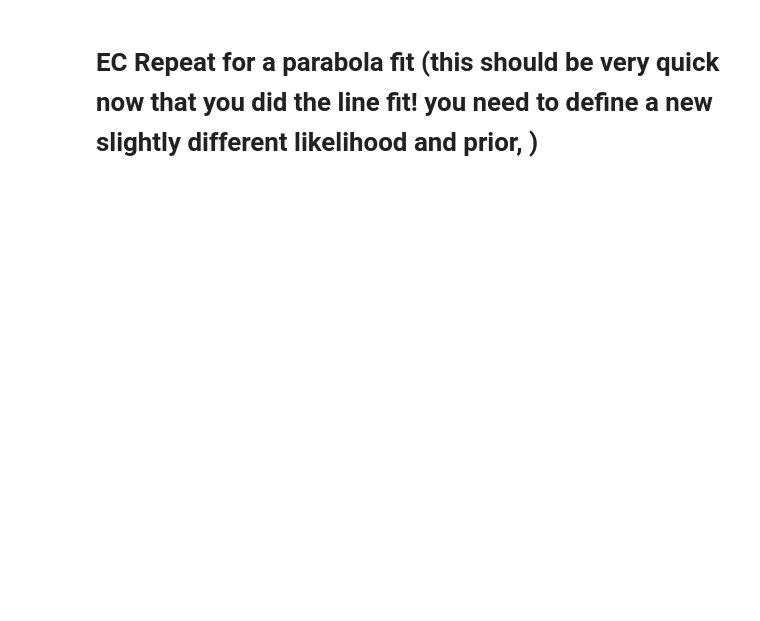
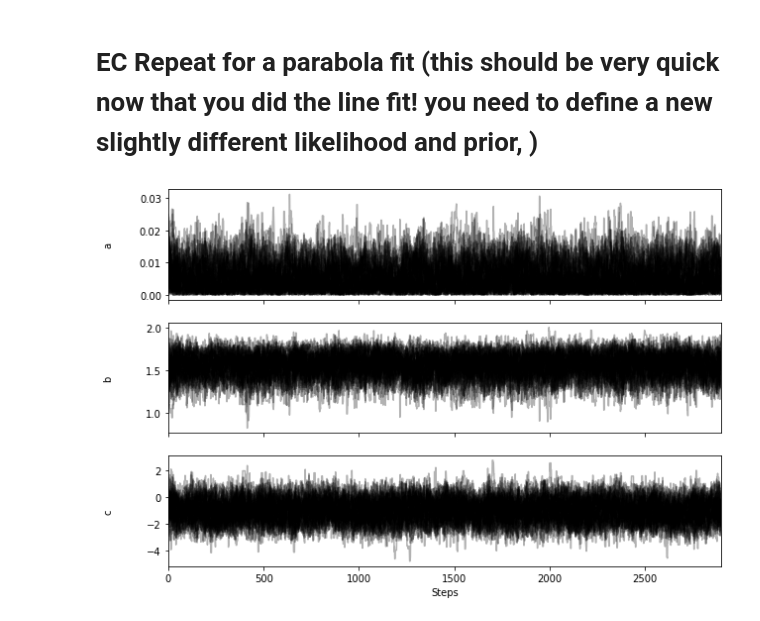
Before and after one commit to umerudel/DSPS_uZubair, a Jupyter notebook: HW7/LRtestAndMCMC.ipynb, the cells around one changed output. Cells and saved outputs as stored; diff of their text form; code cells hidden in the pictures; blank space fills up the shorter version.

```diff
--- a/HW7/LRtestAndMCMC.ipynb
+++ b/HW7/LRtestAndMCMC.ipynb
@@ -351,2 +341,6 @@ Successfully installed emcee-3.0.0
+# %%
+#generating random uncertainities
+np.random.seed(123)
+nam18_reducted["uncertainties"] = np.random.randn(n)*10
 # %%
-nam18_reducted["uncertainties"] = ...
+nam18_reducted.head()
@@ -395,0 +475,41 @@ label the axis "slope" and "intercept" appropriately
+# %%
+def log_probability2(theta, x, y, yerr):
+    lp = log_prior2(theta)
+    if not np.isfinite(lp):
+        return -np.inf
+
+    return lp + log_likelihood2(theta, x, y, yerr)
+# %%
+walkers = 50
+
+ndim = 3    # number of parameters
+
+x = nam18_reducted["T"].values
+y = nam18_reducted["n"].values
+
+yerr = nam18_reducted.uncertainties.values
+
+sampler = emcee.EnsembleSampler(walkers, ndim, log_probability2, args=(x, y, yerr)) # where the second option given is the no of parameters
+
+a0, b0, c0 = 1, -1, 1
+
+# initial parameters for 50 walkers, nwalker*ndim
+
+pos = np.array([a0, b0, c0]) + np.abs( np.random.randn(walkers, ndim) )
+
+sampler.run_mcmc(initial_state=pos, nsteps=3000, progress=True);
+# %%
+fig, axes = pl.subplots(3, figsize=(10, 7), sharex=True)
+samples = sampler.get_chain()
+samples = samples[100:]  # Removing the first 100 steps
+labels = ["a", "b", "c"]
+for i in range(ndim):
+    ax = axes[i]
+    ax.plot(samples[:,:, i], "k", alpha=0.3)
+    ax.set_xlim(0, len(samples))
+    ax.set_ylabel(labels[i])
+    ax.yaxis.set_label_coords(-0.1, 0.5)
+
+axes[-1].set_xlabel("Steps");
+# %% [output]
+[figure, added]
```
Also changed, not shown: parts of 26 cells of this notebook.
